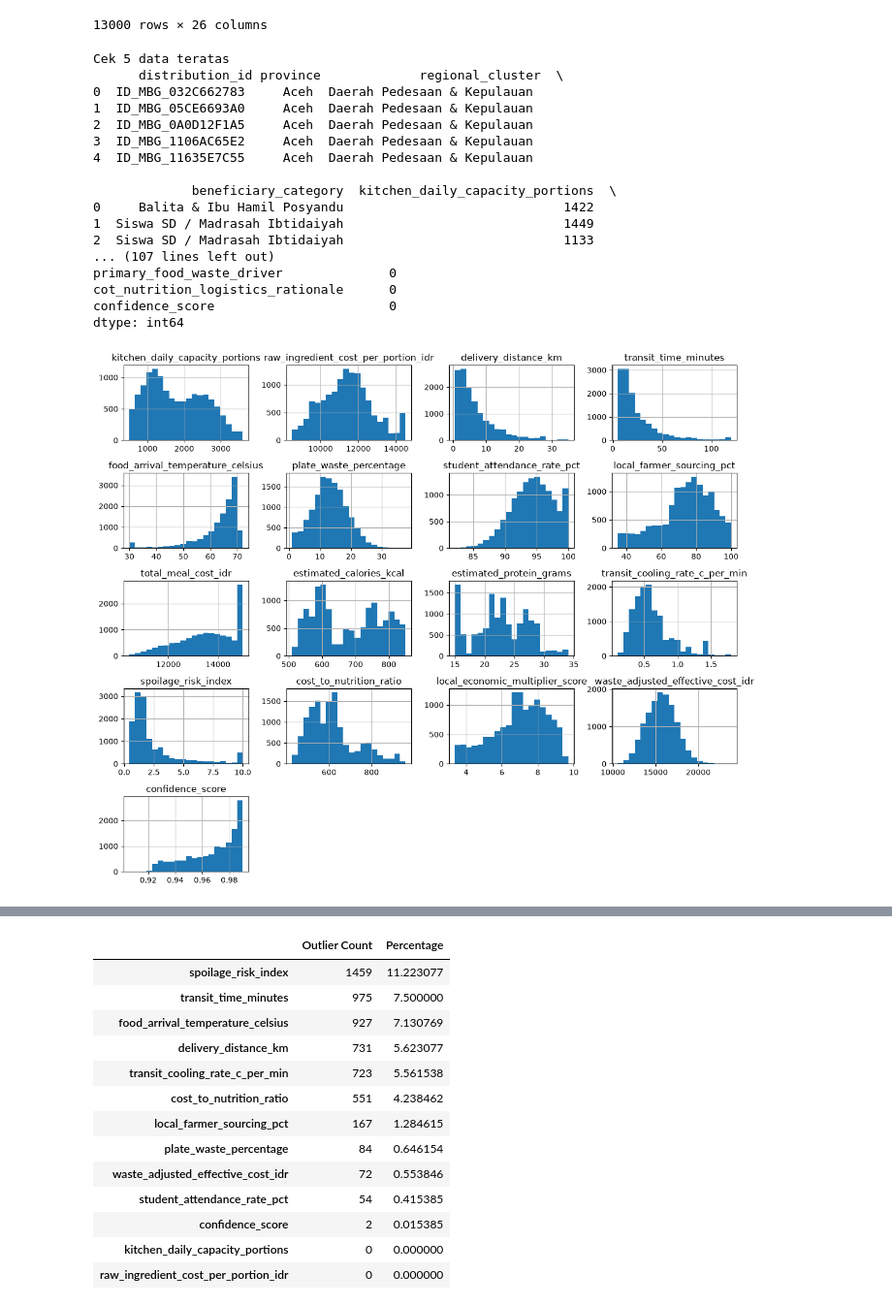
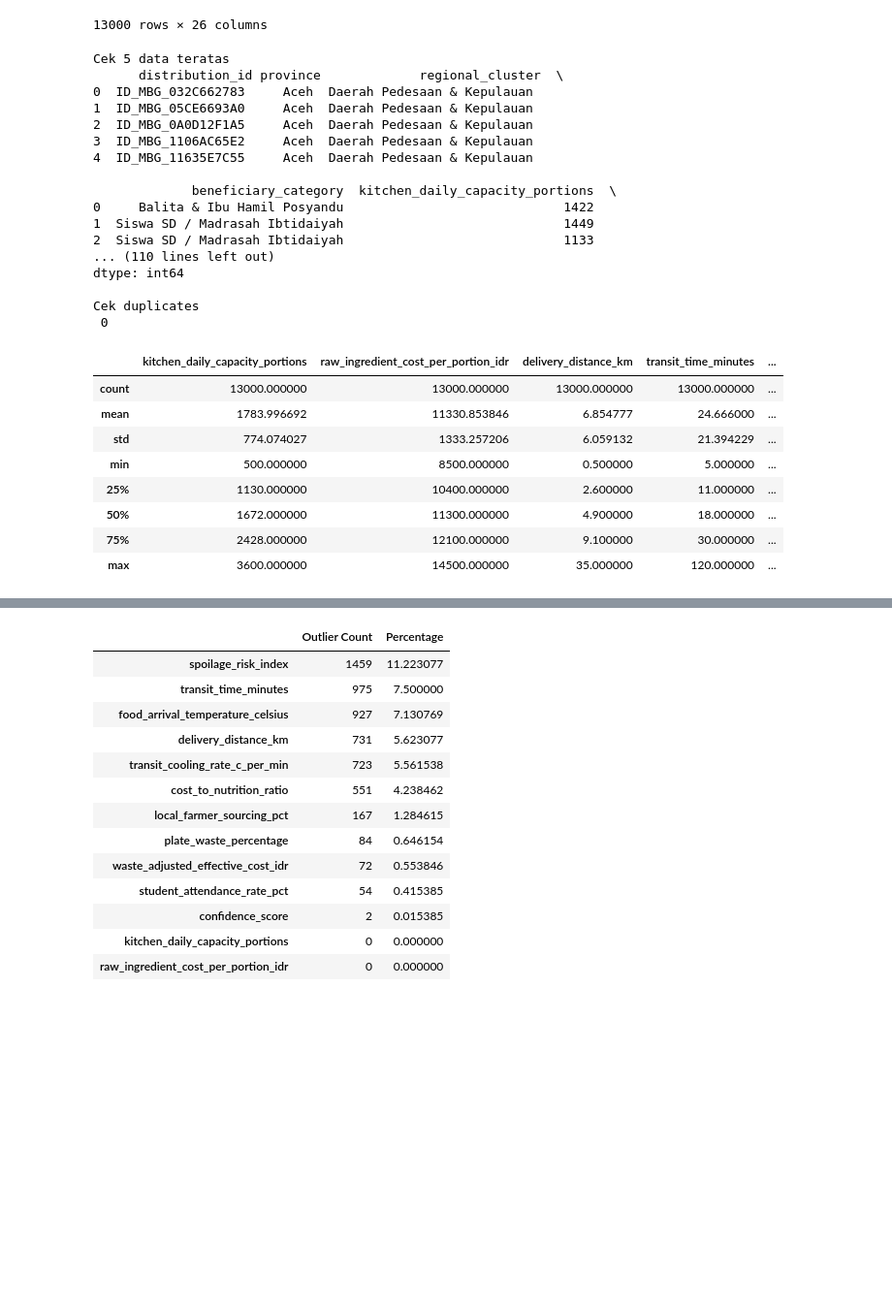
Before and after one commit to Mozzyvocca/Python-Data-Learning, a Jupyter notebook: mbg.ipynb, the cells around one changed output, grey strips where cells are left out. Shown at 97% size. Drawn from its saved outputs; the diff is of its cells as text; code cells hidden in the pictures; blank space fills up the shorter version.

```diff
--- a/mbg.ipynb
+++ b/mbg.ipynb
@@ -24,7 +24,9 @@ print(f'Cek 5 data teratas \n {df.head()} \n')
 
 print(f'Cek tipe data \n {df.dtypes} \n')
 
-print(f'Cek missing values \n {df.isnull().sum()}')
+print(f'Cek missing values \n {df.isnull().sum()} \n')
+
+print(f'Cek duplicates \n {df.duplicated().sum()} \n')
 # %% [output]
 Cek 5 data teratas
       distribution_id province             regional_cluster  \
@@ -38,18 +40,20 @@ Cek 5 data teratas
 0     Balita & Ibu Hamil Posyandu                             1422
 1  Siswa SD / Madrasah Ibtidaiyah                             1449
 2  Siswa SD / Madrasah Ibtidaiyah                             1133
-... (107 lines left out)
-primary_food_waste_driver              0
-cot_nutrition_logistics_rationale      0
-confidence_score                       0
+... (110 lines left out)
 dtype: int64
+
+Cek duplicates
+ 0
-# %%
-# cek outlier
-import matplotlib.pyplot as plt
-
-df.hist(figsize=(12, 10), bins=20)
-
-plt.tight_layout()
-plt.show()
-# %% [output]
-[figure, removed]
+# %%
+df.describe()
+# %% [output]
+|  | kitchen_daily_capacity_portions | raw_ingredient_cost_per_portion_idr | delivery_distance_km | transit_time_minutes | ... |
+| count | 13000.000000 | 13000.000000 | 13000.000000 | 13000.000000 | ... |
+| mean | 1783.996692 | 11330.853846 | 6.854777 | 24.666000 | ... |
+| std | 774.074027 | 1333.257206 | 6.059132 | 21.394229 | ... |
+| min | 500.000000 | 8500.000000 | 0.500000 | 5.000000 | ... |
+| 25% | 1130.000000 | 10400.000000 | 2.600000 | 11.000000 | ... |
+| 50% | 1672.000000 | 11300.000000 | 4.900000 | 18.000000 | ... |
+| 75% | 2428.000000 | 12100.000000 | 9.100000 | 30.000000 | ... |
+| max | 3600.000000 | 14500.000000 | 35.000000 | 120.000000 | ... |
```
Also changed, not shown: parts of 3 cells of this notebook, 1 other file.
